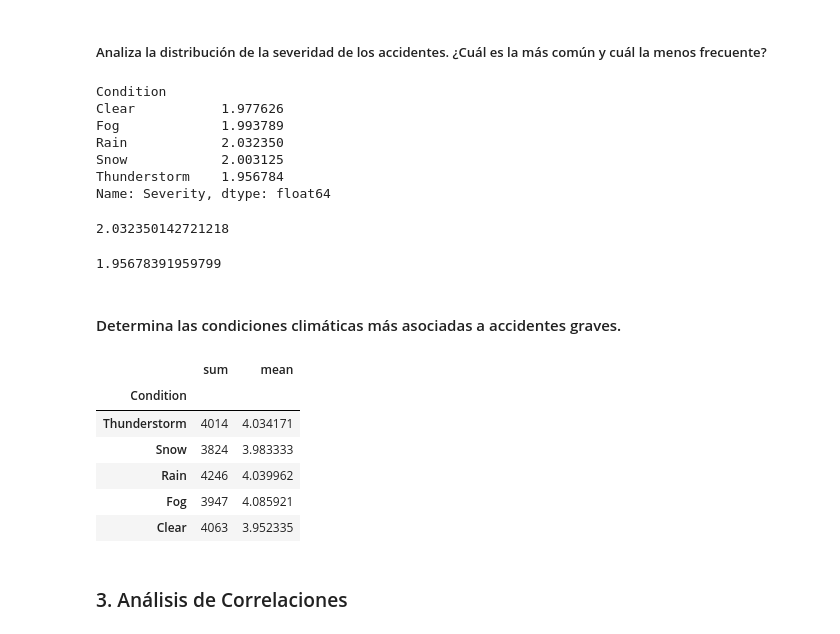
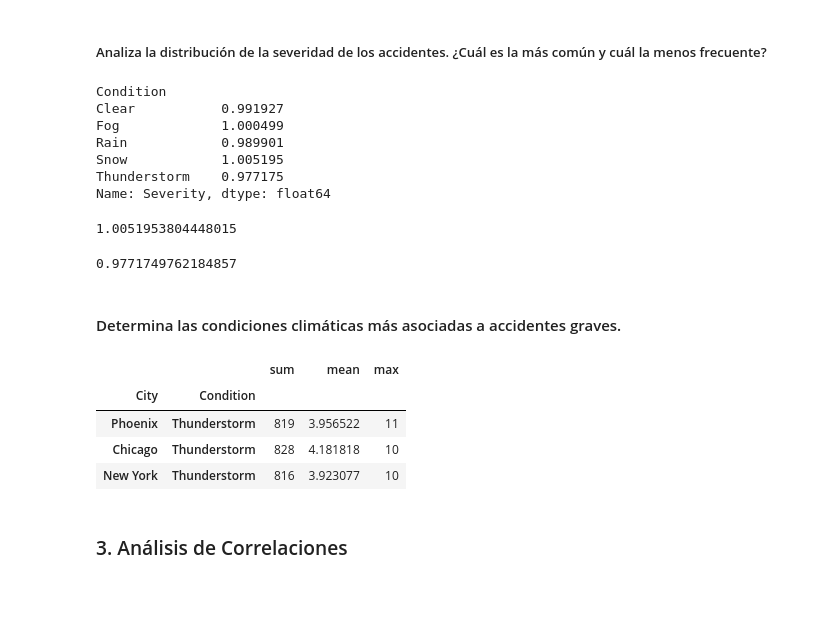
Before and after one commit to N1CKWEB/Proyecto-de-An-lisis-Exploratorio-de-Accidentes-de-Tr-nsitos, a Jupyter notebook: Project_dataset_accidents.ipynb, the cells around one changed output. Saved outputs shown, nothing was run; the diff lists cells and outputs as text; code cells hidden in the pictures; blank space fills up the shorter version.

```diff
--- a/Project_dataset_accidents.ipynb
+++ b/Project_dataset_accidents.ipynb
@@ -178,44 +186,42 @@ serie_filtrada.sort_values(by='Day_of_Week',ascending=False).head(3)
 # %% [markdown]
 ##### Analiza la distribución de la severidad de los accidentes. ¿Cuál es la más común y cuál la menos frecuente?
 # %%
-max_condition_severity=df.groupby('Condition')['Severity'].mean()
+max_condition_severity=df.groupby('Condition')['Severity'].std()
 
 max_condition_severity
 # %% [output]
 Condition
-Clear           1.977626
-Fog             1.993789
-Rain            2.032350
-Snow            2.003125
-Thunderstorm    1.956784
+Clear           0.991927
+Fog             1.000499
+Rain            0.989901
+Snow            1.005195
+Thunderstorm    0.977175
 Name: Severity, dtype: float64
 # %%
-max_condition_severity=df.groupby('Condition')['Severity'].mean().max()
+max_condition_severity=df.groupby('Condition')['Severity'].std().max()
 
 max_condition_severity
 # %% [output]
-2.032350142721218
+1.0051953804448015
 # %%
-min_condition_severity=df.groupby('Condition')['Severity'].mean().min()
+min_condition_severity=df.groupby('Condition')['Severity'].std().min()
 
 min_condition_severity
 # %% [output]
-1.95678391959799
+0.9771749762184857
 # %% [markdown]
 #### Determina las condiciones climáticas más asociadas a accidentes graves.
 # %%
 df['Serious Accidents']=df['Severity'] + df['Injuries']
 
-conditions_serious_accidents=df.groupby('Condition')['Serious Accidents'].agg(['sum','mean'])
-conditions_serious_accidents.sort_values(by='Condition',ascending=False)
+conditions_serious_accidents=df.groupby(['City','Condition'])['Serious Accidents'].agg(['sum','mean','max'])
+conditions_serious_accidents.sort_values(by='Condition',ascending=False).head(3)
 # %% [output]
-|  | sum | mean |
-| Condition |  |  |
-| Thunderstorm | 4014 | 4.034171 |
-| Snow | 3824 | 3.983333 |
-| Rain | 4246 | 4.039962 |
-| Fog | 3947 | 4.085921 |
-| Clear | 4063 | 3.952335 |
+|  |  | sum | mean | max |
+| City | Condition |  |  |  |
+| Phoenix | Thunderstorm | 819 | 3.956522 | 11 |
+| Chicago | Thunderstorm | 828 | 4.181818 | 10 |
+| New York | Thunderstorm | 816 | 3.923077 | 10 |
 # %% [markdown]
 ### 3. Análisis de Correlaciones
 # %% [markdown]
```
Also changed, not shown: parts of 7 cells of this notebook, 1 other file.
